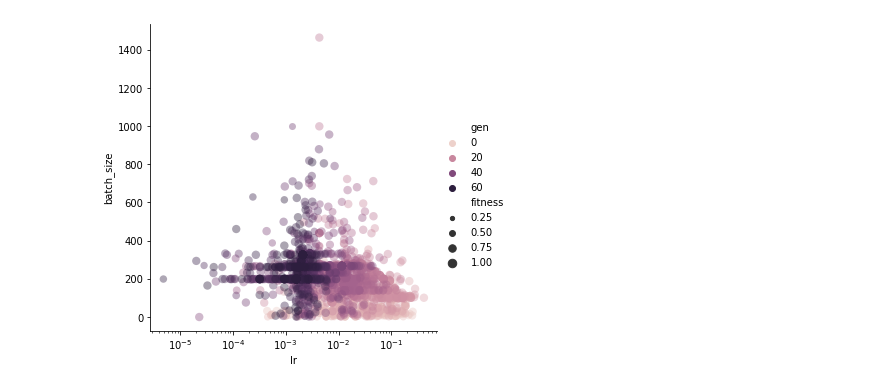
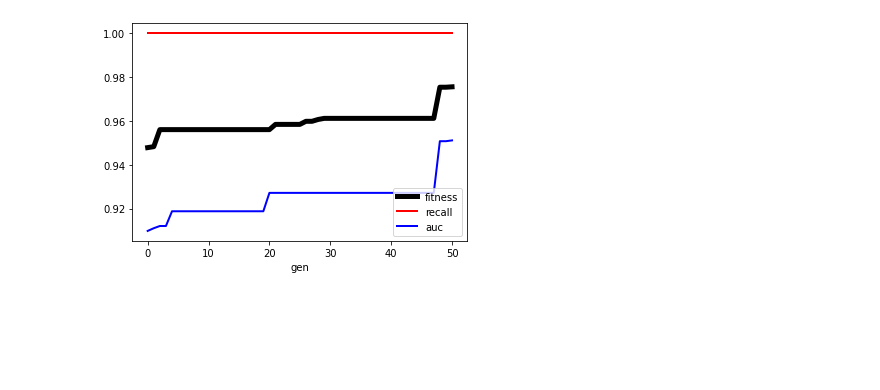
Before and after one commit to joseppinto/gann, a Jupyter notebook: src/results.ipynb, the cells around one changed output. Cells and saved outputs as stored; diff of their text form; code cells hidden in the pictures; blank space fills up the shorter version.

```diff
--- a/src/results.ipynb
+++ b/src/results.ipynb
@@ -24,11 +47,20 @@ plt.xscale('log')
-# %%
-sns.relplot(data=df, y='batch_size', x='lr', hue='gen',
-            kind='scatter', size='fitness', alpha=0.4, edgecolor='none'
-            )
-plt.xscale('log')
-#plt.savefig('out2.png')
-# %% [output]
-[figure, removed]
+# %%
+view = df.filter(['fitness', 'gen', 'auc', 'recall'])
+view2 = pd.DataFrame(columns=view.columns)
+for g in view['gen'].unique():
+    d = {'gen': g}
+    for c in view.columns:
+        d[c] = view[view['gen'] == g][c].max()
+    view2 = view2.append(d, ignore_index=True)
+
+plt.plot('gen', 'fitness', data=view2, color='black', linewidth=5)
+plt.plot('gen', 'recall', data=view2, color='red', linewidth=2)
+plt.plot('gen', 'auc', data=view2, color='blue', linewidth=2)
+plt.legend()
+plt.xlabel('gen')
+plt.savefig('max_metrics.png')
+# %% [output]
+[figure, added]
 # %%
 view = df.filter(['fitness', 'gen', 'auc', 'recall'])
 view2 = pd.DataFrame(columns=view.columns)
```
Also changed, not shown: parts of 5 cells of this notebook, 6 other files.
